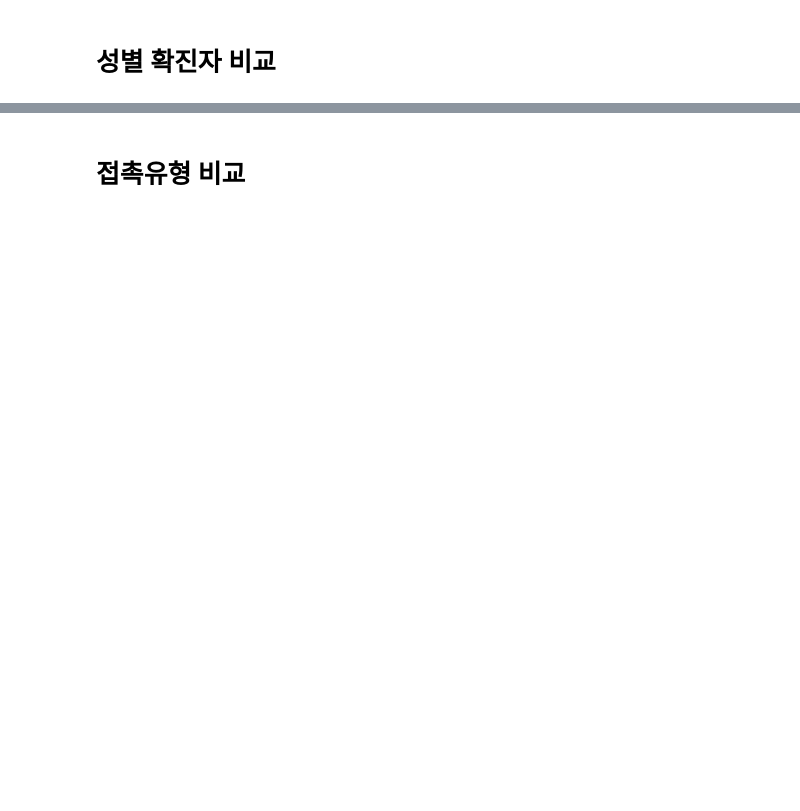
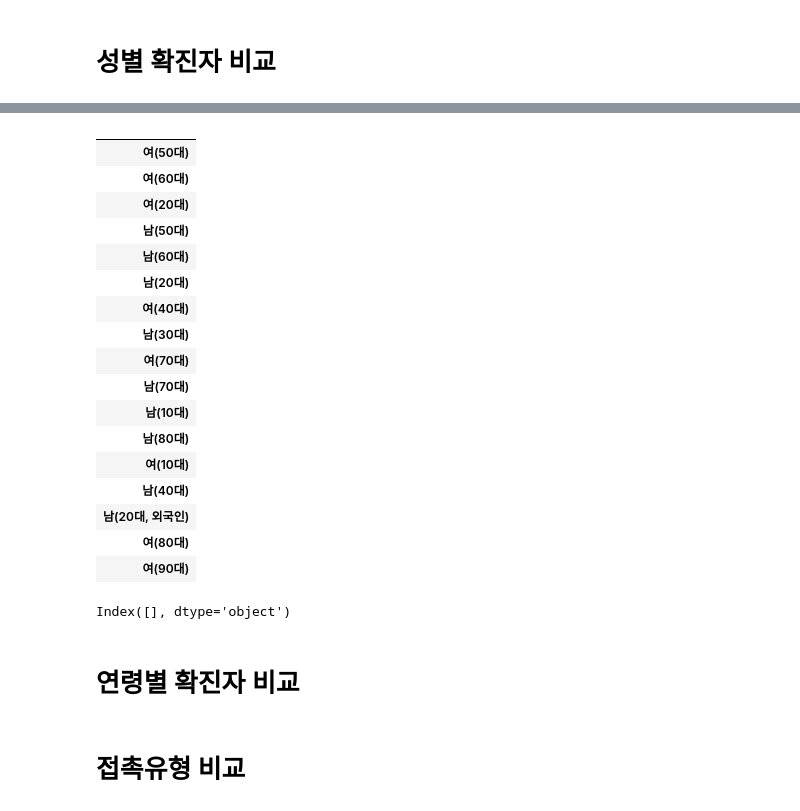
Before and after one commit to krousk/python-space, a Jupyter notebook: 파이썬 2차 개인 프로젝트.ipynb, the cells around one changed output, grey strips where cells are left out. Cells and saved outputs as stored; diff of their text form; code cells hidden in the pictures; blank space fills up the shorter version.

```diff
--- a/파이썬 2차 개인 프로젝트.ipynb
+++ b/파이썬 2차 개인 프로젝트.ipynb
@@ -325,3 +344,30 @@ Name: 성별(연령대), dtype: int64
+# %%
+sex_df.filter(like='남', axis=1)
+# %% [output]
+|  |
+| 여(50대) |
+| 여(60대) |
+| 여(20대) |
+| 남(50대) |
+| 남(60대) |
+| 남(20대) |
+| 여(40대) |
+| 남(30대) |
+| 여(70대) |
+| 남(70대) |
+| 남(10대) |
+| 남(80대) |
+| 여(10대) |
+| 남(40대) |
+| 남(20대, 외국인) |
+| 여(80대) |
+| 여(90대) |
+# %%
+print(sex_df.filter(like='남').columns)
+# %% [output]
+Index([], dtype='object')
+# %% [markdown]
+# 연령별 확진자 비교
 # %% [markdown]
 # 접촉유형 비교
 # %%
```
Also changed, not shown: parts of 19 cells of this notebook.
